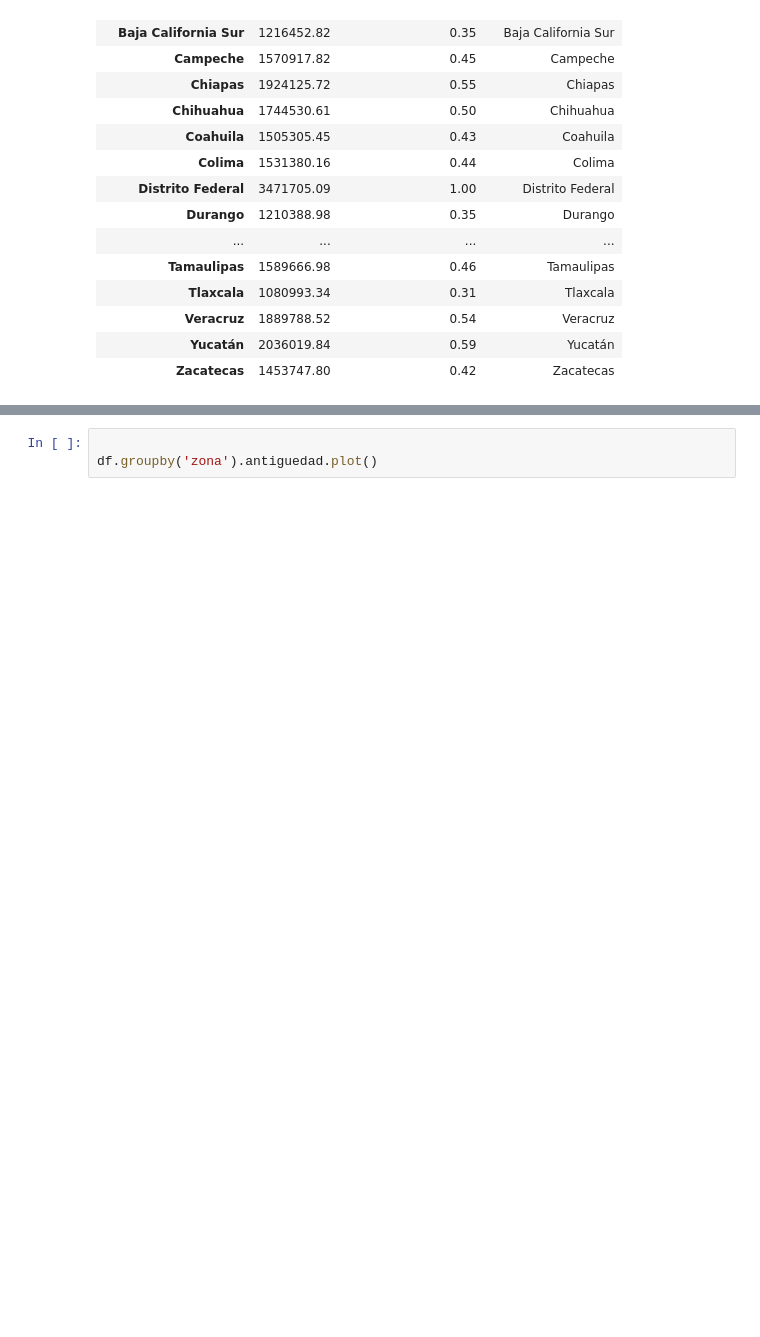
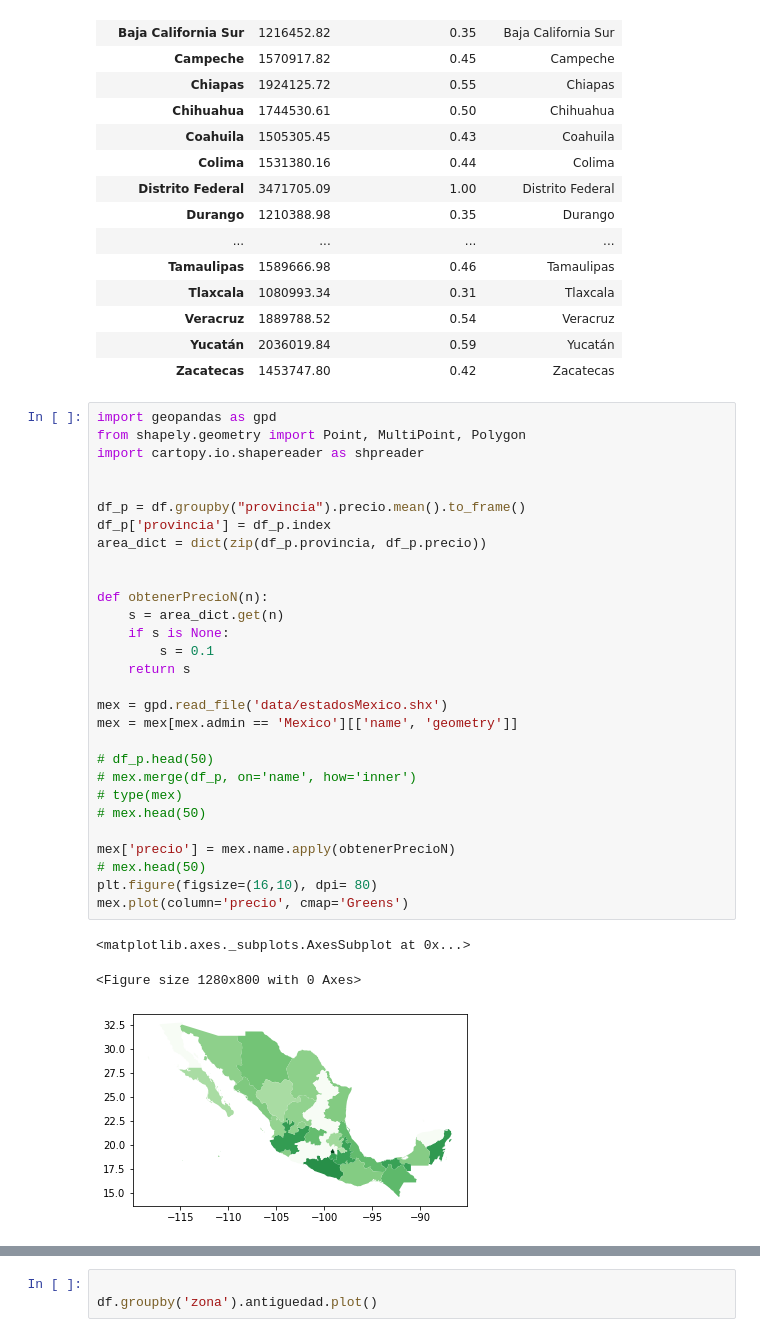
Before and after one commit to blukitas/groupby-banco-, a Jupyter notebook: Tp1/tp1Bertolini.ipynb, the cells around one changed output, grey strips where cells are left out. Saved outputs shown, nothing was run; the diff lists cells and outputs as text; blank space fills up the shorter version.

```diff
--- a/Tp1/tp1Bertolini.ipynb
+++ b/Tp1/tp1Bertolini.ipynb
@@ -200,6 +262,39 @@ df_p.head(50)
 | Veracruz | 1889788.52 | 0.54 | Veracruz |
 | Yucatán | 2036019.84 | 0.59 | Yucatán |
 | Zacatecas | 1453747.80 | 0.42 | Zacatecas |
+# %%
+import geopandas as gpd
+from shapely.geometry import Point, MultiPoint, Polygon
+import cartopy.io.shapereader as shpreader
+
+
+df_p = df.groupby("provincia").precio.mean().to_frame()
+df_p['provincia'] = df_p.index
+area_dict = dict(zip(df_p.provincia, df_p.precio))
+
+
+def obtenerPrecioN(n):
+    s = area_dict.get(n)
+    if s is None:
+        s = 0.1
+    return s
+
+mex = gpd.read_file('data/estadosMexico.shx')
+mex = mex[mex.admin == 'Mexico'][['name', 'geometry']]
+
+# df_p.head(50)
+# mex.merge(df_p, on='name', how='inner')
+# type(mex)
+# mex.head(50)
+
+mex['precio'] = mex.name.apply(obtenerPrecioN)
+# mex.head(50)
+plt.figure(figsize=(16,10), dpi= 80)
+mex.plot(column='precio', cmap='Greens')
+# %% [output]
+<matplotlib.axes._subplots.AxesSubplot at 0x...>
+<Figure size 1280x800 with 0 Axes>
+[figure, added]
 # %%
 import matplotlib.pyplot as plt
 import matplotlib
```
Also changed, not shown: parts of 10 cells of this notebook, 2 other files.
